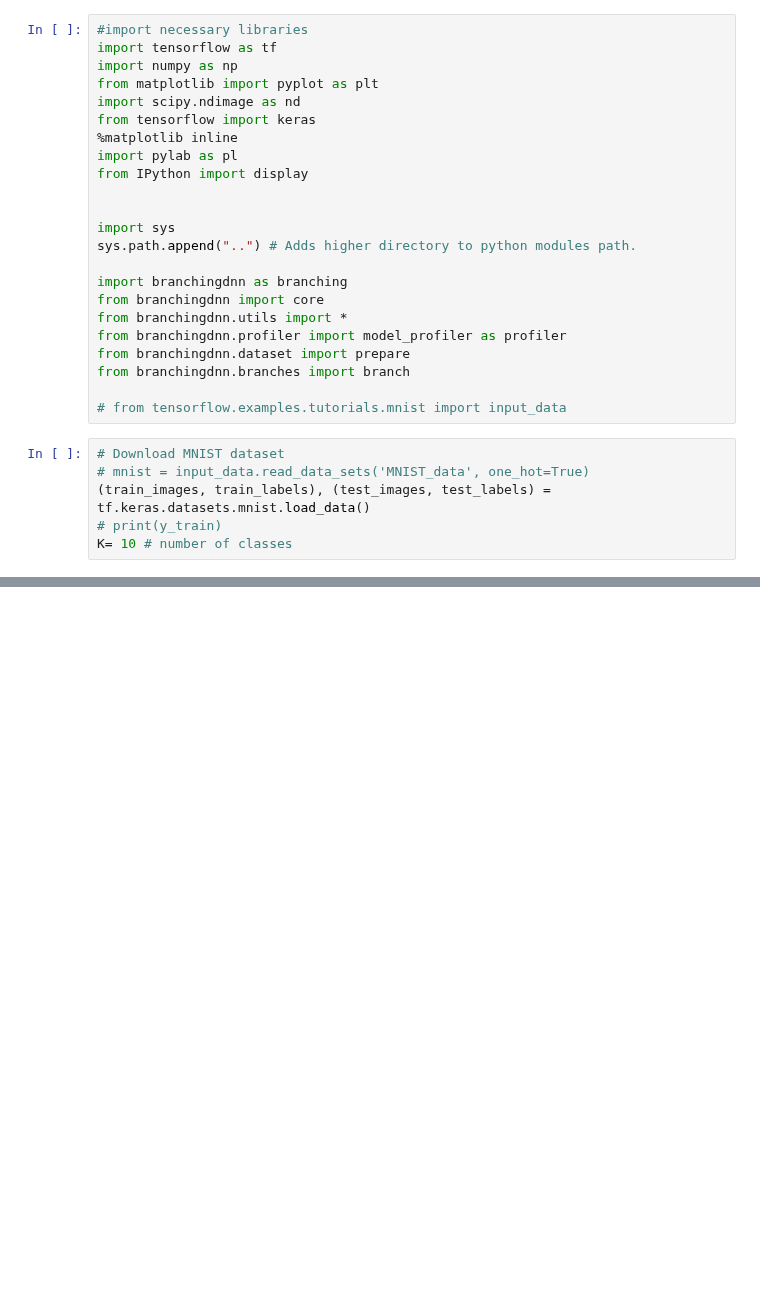
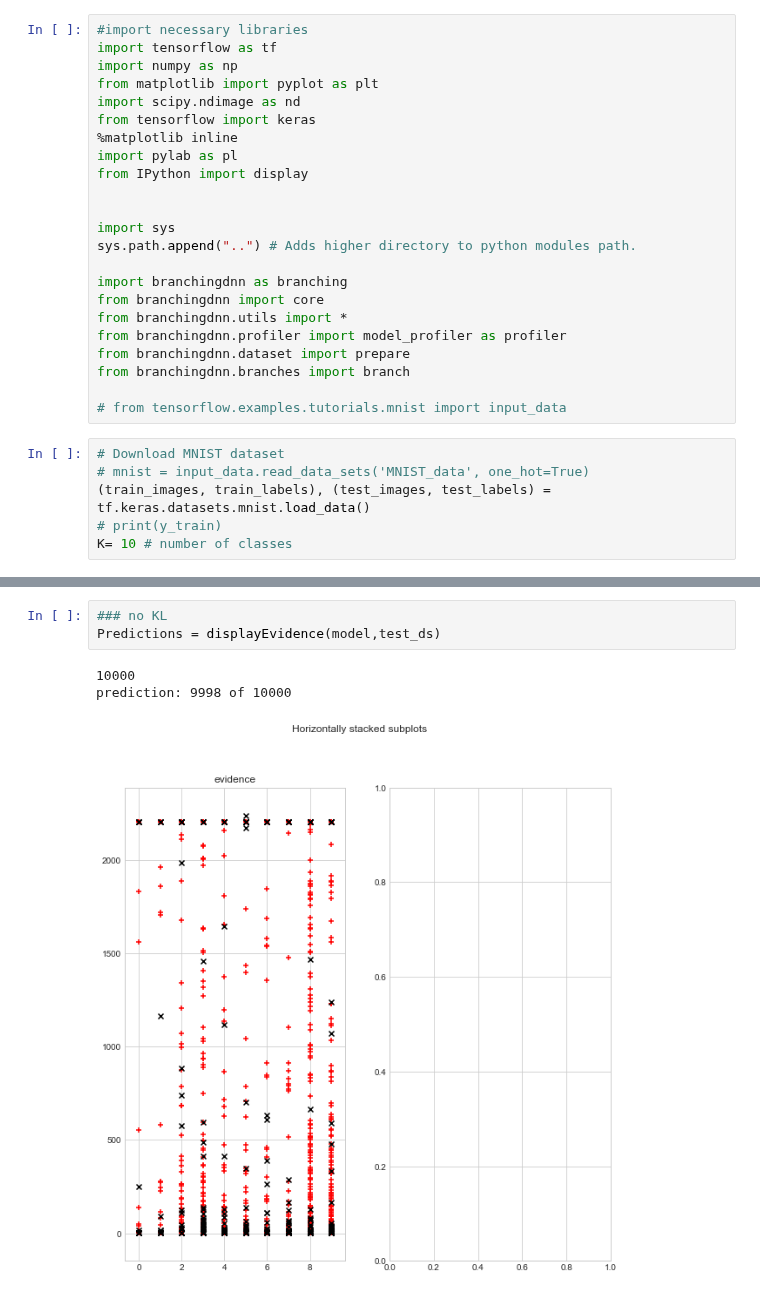
Before and after one commit to SanityLacking/BrevisNet, a Jupyter notebook: notebooks/Uncertainty_mnist.ipynb, the cells around one changed output, grey strips where cells are left out. Saved outputs shown, nothing was run; the diff lists cells and outputs as text; blank space fills up the shorter version.

```diff
--- a/notebooks/Uncertainty_mnist.ipynb
+++ b/notebooks/Uncertainty_mnist.ipynb
@@ -326,0 +380,7 @@ KeyboardInterrupt:
+# %%
+### no KL
+Predictions = displayEvidence(model,test_ds)
+# %% [output]
+10000
+prediction: 9998 of 10000
+[figure, added]
```
Also changed, not shown: parts of 16 cells of this notebook, 3 other files.
